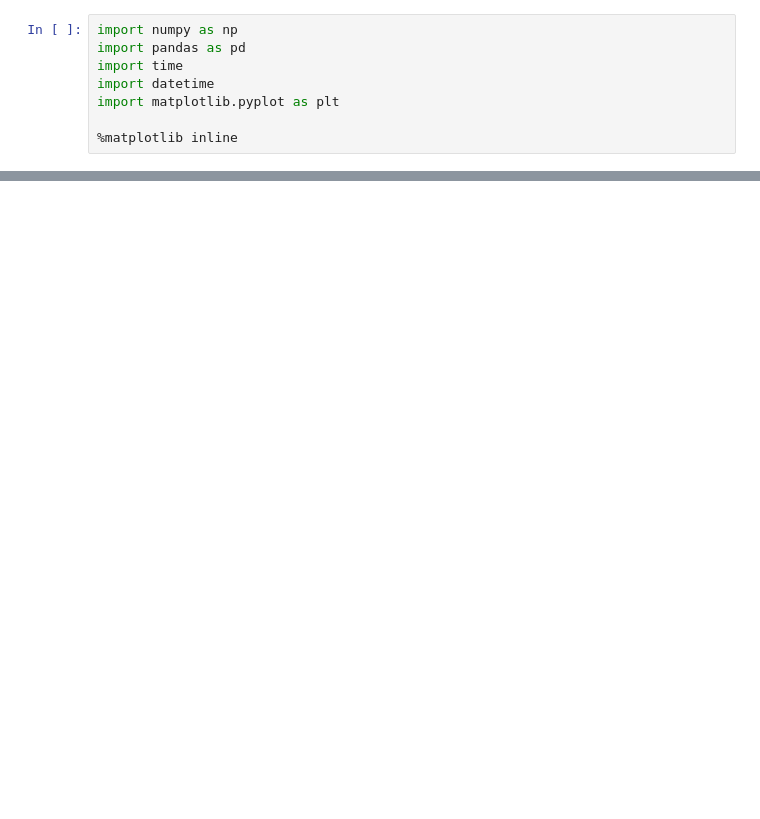
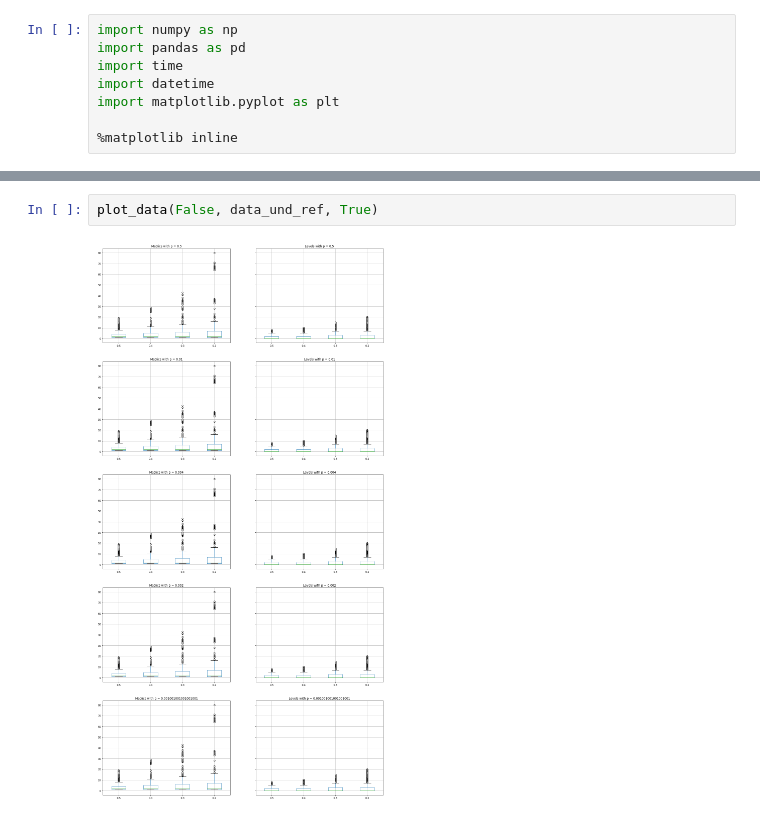
Before and after one commit to liacov/FLTR-Gnp, a Jupyter notebook: FLTR_visualization.ipynb, the cells around one changed output, grey strips where cells are left out. Cells and saved outputs as stored; diff of their text form; blank space fills up the shorter version.

```diff
--- a/FLTR_visualization.ipynb
+++ b/FLTR_visualization.ipynb
@@ -46,0 +80,4 @@ plt.savefig('images/box_undirected.jpeg')
+# %%
+plot_data(False, data_und_ref, True)
+# %% [output]
+[figure, added]
```
Also changed, not shown: parts of 11 cells of this notebook, 21 other files.
